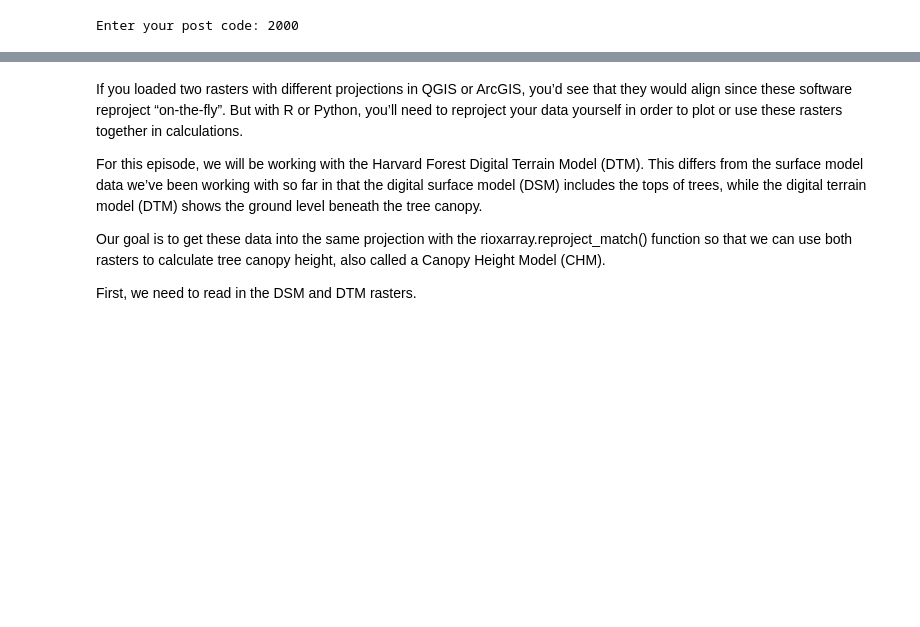
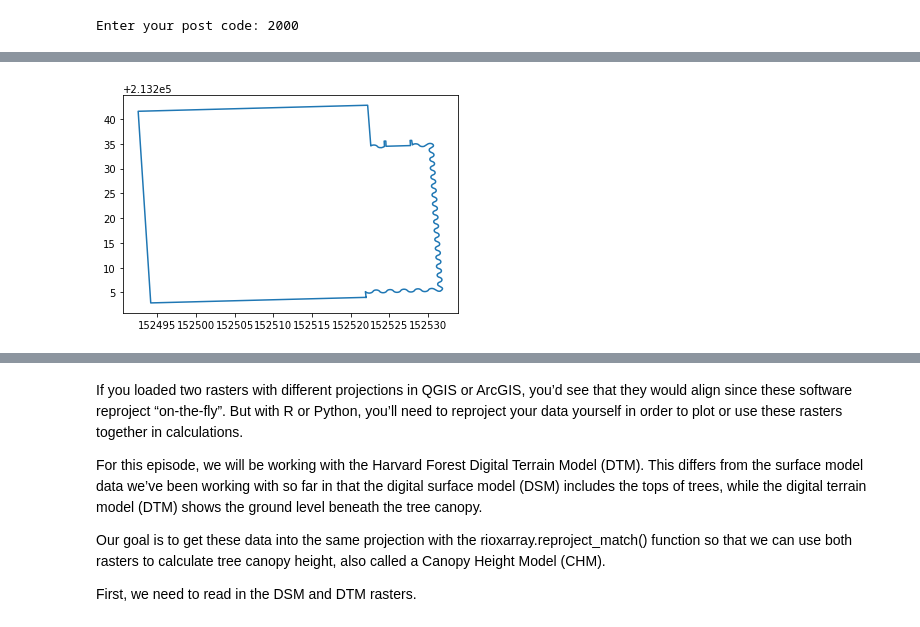
Before and after one commit to yusufakcakaya/3D-House-Project, a Jupyter notebook: 3D_HOUSE.ipynb, the cells around one changed output, grey strips where cells are left out. Drawn from its saved outputs; the diff is of its cells as text; code cells hidden in the pictures; blank space fills up the shorter version.

```diff
--- a/3D_HOUSE.ipynb
+++ b/3D_HOUSE.ipynb
@@ -140,8 +142,10 @@ KeyError: 0
 # %%
 #Create lists of x and y values of the polygon
-xs, ys = zip(*polygon_list[0])
+x_pol, y_pol = zip(*polygon_list)
 
 #Plot the shape of the polygon to see what we can expect as the shape of the house
 plt.figure()
 plt.plot(xs,ys)
 plt.show()
+# %% [output]
+[figure, added]
```
Also changed, not shown: parts of 8 cells of this notebook, 2 other files.
